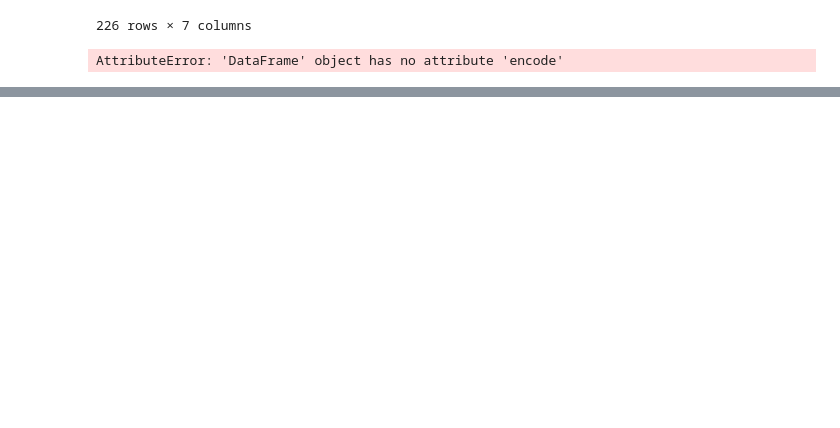
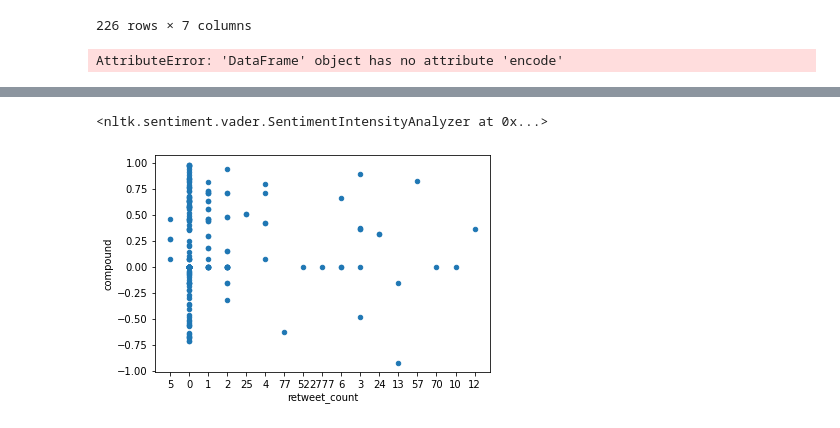
Before and after one commit to samanthasains/RDShipWars, a Jupyter notebook: test-train.ipynb, the cells around one changed output, grey strips where cells are left out. Cells and saved outputs as stored; diff of their text form; code cells hidden in the pictures; blank space fills up the shorter version.

Commit message:
visualizations

```diff
--- a/test-train.ipynb
+++ b/test-train.ipynb
@@ -167,3 +169,7 @@ df
 sid.polarity_scores(df)
 # %% [output]
 AttributeError: 'DataFrame' object has no attribute 'encode'
+# %%
+analyzer = SentimentIntensityAnalyzer()
+df['rating'] = df['tweets'].apply(analyzer.polarity_scores)
+pd.concat([df.drop(['rating'], axis=1), df['rating'].apply(pd.Series)], axis=1)
@@ -169,0 +190,9 @@ AttributeError: 'DataFrame' object has no attribute 'encode'
+# %%
+analyzer
+# %% [output]
+<nltk.sentiment.vader.SentimentIntensityAnalyzer at 0x...>
+# %%
+ax2 = df.plot.scatter(x='retweet_count',
+                      y='compound')
+# %% [output]
+[figure, added]
```
Also changed, not shown: parts of 3 cells of this notebook.
